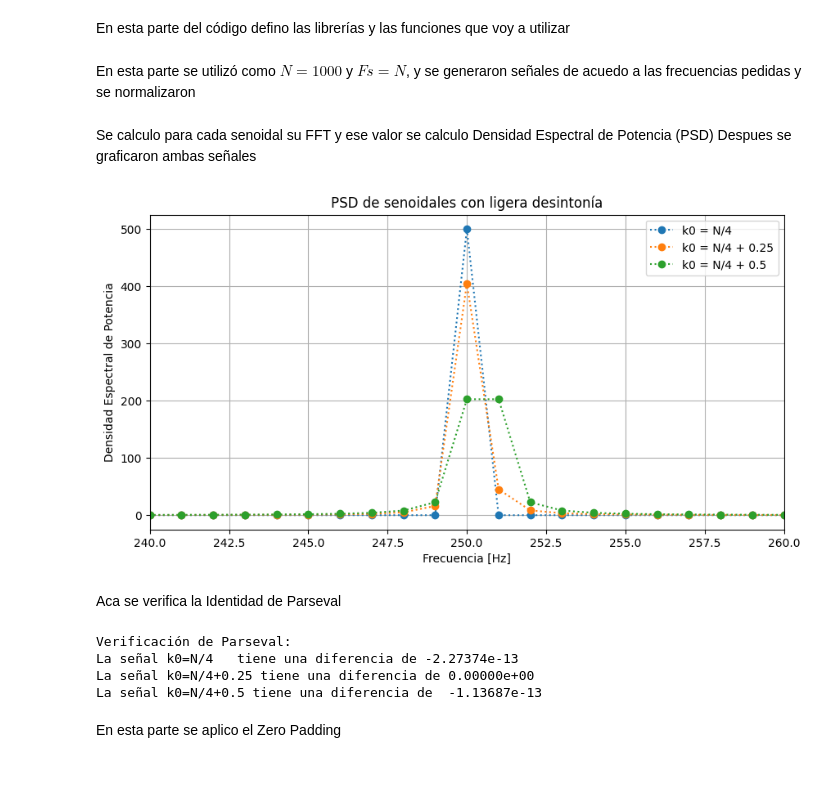
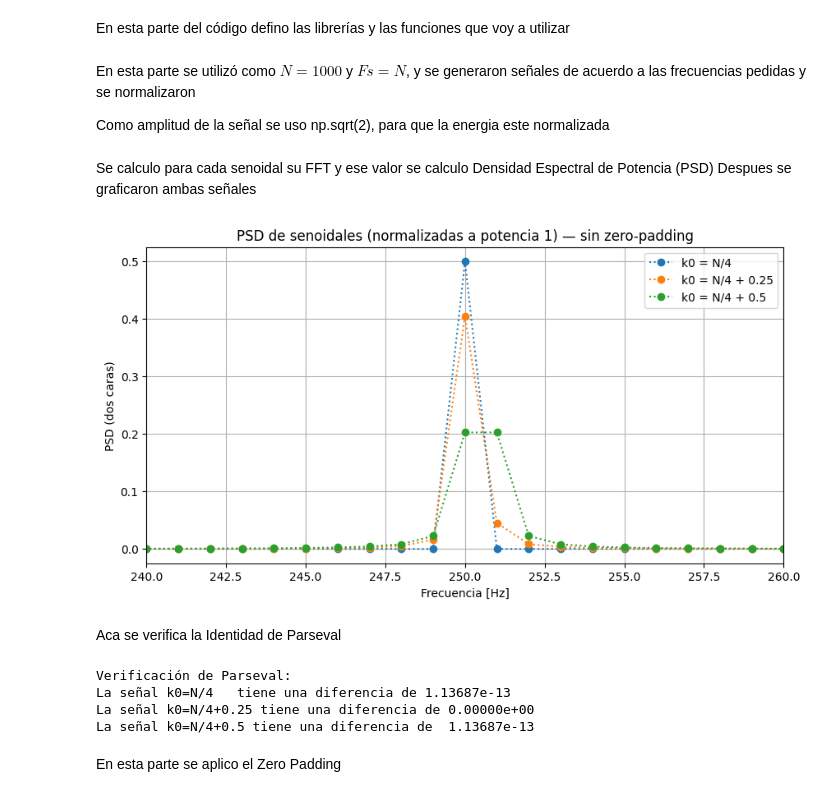
Before and after one commit to Subpion/AyPdS, a Jupyter notebook: tps3.ipynb, the cells around one changed output. Cells and saved outputs as stored; diff of their text form; code cells hidden in the pictures.

```diff
--- a/tps3.ipynb
+++ b/tps3.ipynb
@@ -36,14 +38,16 @@ import numpy as np
 import matplotlib.pyplot as plt
 from numpy.fft import fft
 
-def sen(ff, nn, vmax=1, dc=0, ph=0, fs=2):
+def sen(ff, nn, vmax=np.sqrt(2), dc=0, ph=0, fs=2):
     n = np.arange(0, nn)
     tt = n/fs
     w0 = 2 * np.pi * ff
     xx = dc + vmax * np.sin(w0 * tt + ph)
     return tt, xx
 # %% [markdown]
-En esta parte se utilizó como $N=1000$ y $Fs=N$, y se generaron señales de acuedo a las frecuencias pedidas y se normalizaron
+En esta parte se utilizó como $N=1000$ y $Fs=N$, y se generaron señales de acuerdo a las frecuencias pedidas y se normalizaron
+
+Como amplitud de la señal se uso np.sqrt(2), para que la energia este normalizada
 # %%
 N = 1000
 Fs = N
@@ -68,29 +72,25 @@ Se calculo para cada senoidal su FFT y ese valor se calculo Densidad Espectral d
 Despues se graficaron ambas señales
 # %%
 # %% FFT y PSD
-X1 = fft(x1)
-X2 = fft(x2)
-X3 = fft(x3)
-
-PSD1 = (1/N) * np.abs(X1)**2
-PSD2 = (1/N) * np.abs(X2)**2
-PSD3 = (1/N) * np.abs(X3)**2
+X1 = fft(x1); PSD1 = (np.abs(X1)**2) / (N**2)
+X2 = fft(x2); PSD2 = (np.abs(X2)**2) / (N**2)
+X3 = fft(x3); PSD3 = (np.abs(X3)**2) / (N**2)
 
 frec = np.arange(N) * df
 
 plt.figure(figsize=(10,5))
-plt.plot(frec, PSD1,":o", label="k0 = N/4")
-plt.plot(frec, PSD2,":o", label="k0 = N/4 + 0.25")
-plt.plot(frec, PSD3,":o", label="k0 = N/4 + 0.5")
+plt.plot(frec, PSD1, ":o", label="k0 = N/4")
+plt.plot(frec, PSD2, ":o", label="k0 = N/4 + 0.25")
+plt.plot(frec, PSD3, ":o", label="k0 = N/4 + 0.5")
 plt.xlim(240, 260)
 plt.xlabel("Frecuencia [Hz]")
-plt.ylabel("Densidad Espectral de Potencia")
-plt.title("PSD de senoidales con ligera desintonía")
+plt.ylabel("PSD (dos caras)")
+plt.title("PSD de senoidales (normalizadas a potencia 1) — sin zero-padding")
 plt.legend()
 plt.grid(True)
 plt.show()
 # %% [output]
-[figure, old version]
+[figure, new version]
 # %% [markdown]
 Aca se verifica la Identidad de Parseval
 # %%
@@ -109,8 +109,8 @@ print(f"La señal k0=N/4+0.25 tiene una diferencia de {Et2 - Ef2:.5e}")
 print(f"La señal k0=N/4+0.5 tiene una diferencia de  {Et3 - Ef3:.5e}")
 # %% [output]
 Verificación de Parseval:
-La señal k0=N/4   tiene una diferencia de -2.27374e-13
+La señal k0=N/4   tiene una diferencia de 1.13687e-13
 La señal k0=N/4+0.25 tiene una diferencia de 0.00000e+00
-La señal k0=N/4+0.5 tiene una diferencia de  -1.13687e-13
+La señal k0=N/4+0.5 tiene una diferencia de  1.13687e-13
 # %% [markdown]
 En esta parte se aplico el Zero Padding
```
Also changed, not shown: parts of 3 cells of this notebook.
